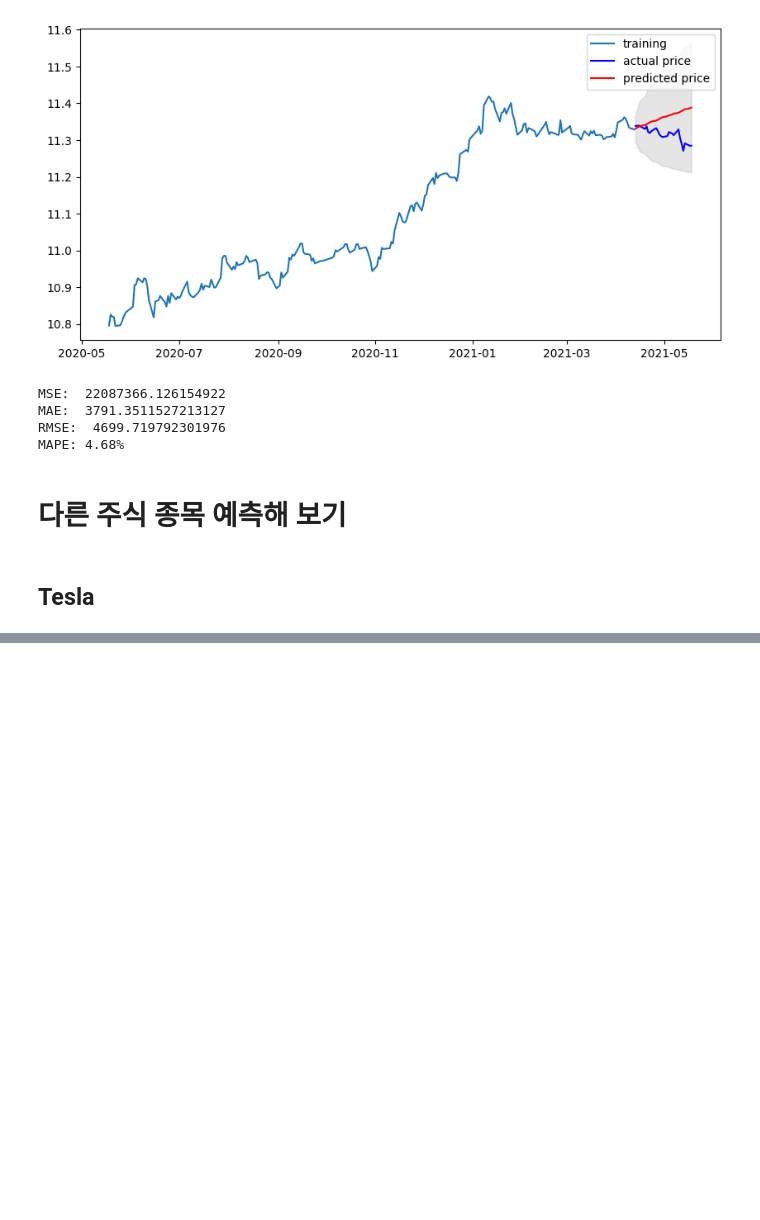
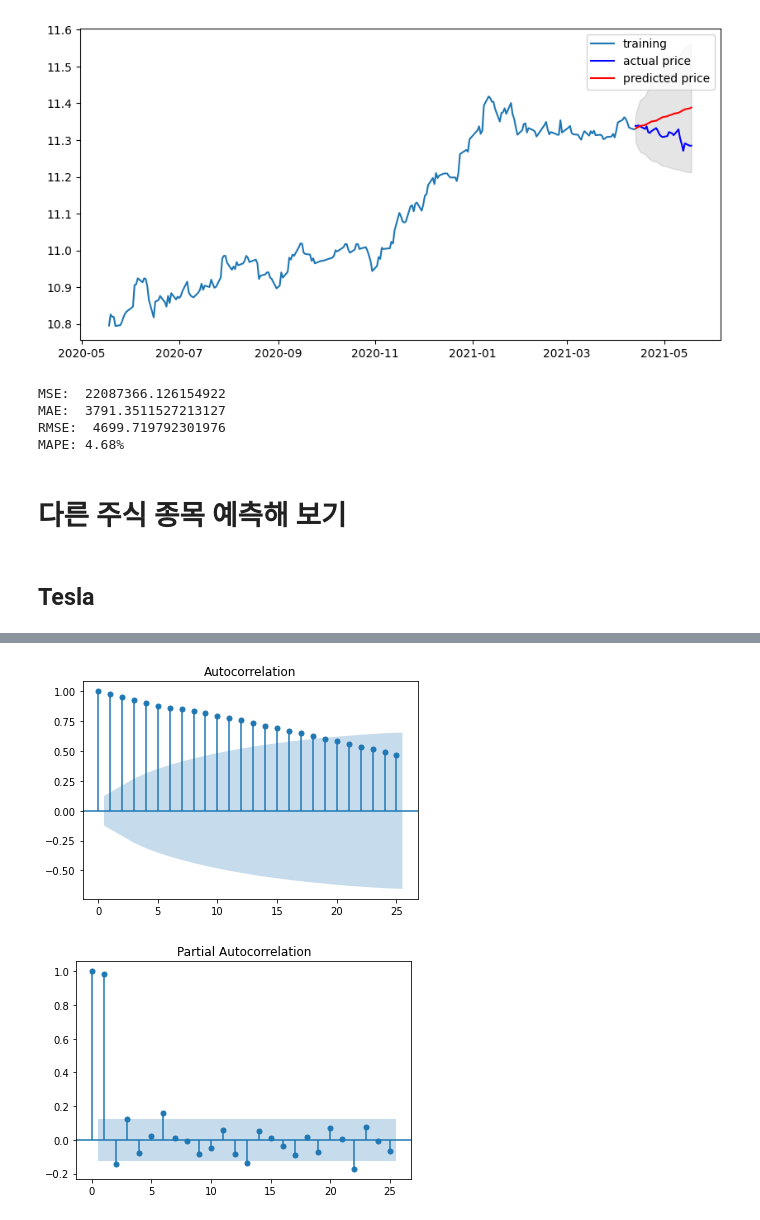
Before and after one commit to dlgur1994/Aiffel, a Jupyter notebook: Exploration/[E-14]PredictingStocks.ipynb, the cells around one changed output, grey strips where cells are left out. Saved outputs shown, nothing was run; the diff lists cells and outputs as text; code cells hidden in the pictures; blank space fills up the shorter version.

```diff
--- a/Exploration/[E-14]PredictingStocks.ipynb
+++ b/Exploration/[E-14]PredictingStocks.ipynb
@@ -419,0 +494,7 @@ ts2.head()
+# %%
+plot_acf(ts_log2)   # ACF : Autocorrelation 그래프 그리기
+plot_pacf(ts_log2)  # PACF : Partial Autocorrelation 그래프 그리기
+plt.show()
+# %% [output]
+[figure, added]
+[figure, added]
```
Also changed, not shown: parts of 52 cells of this notebook.
